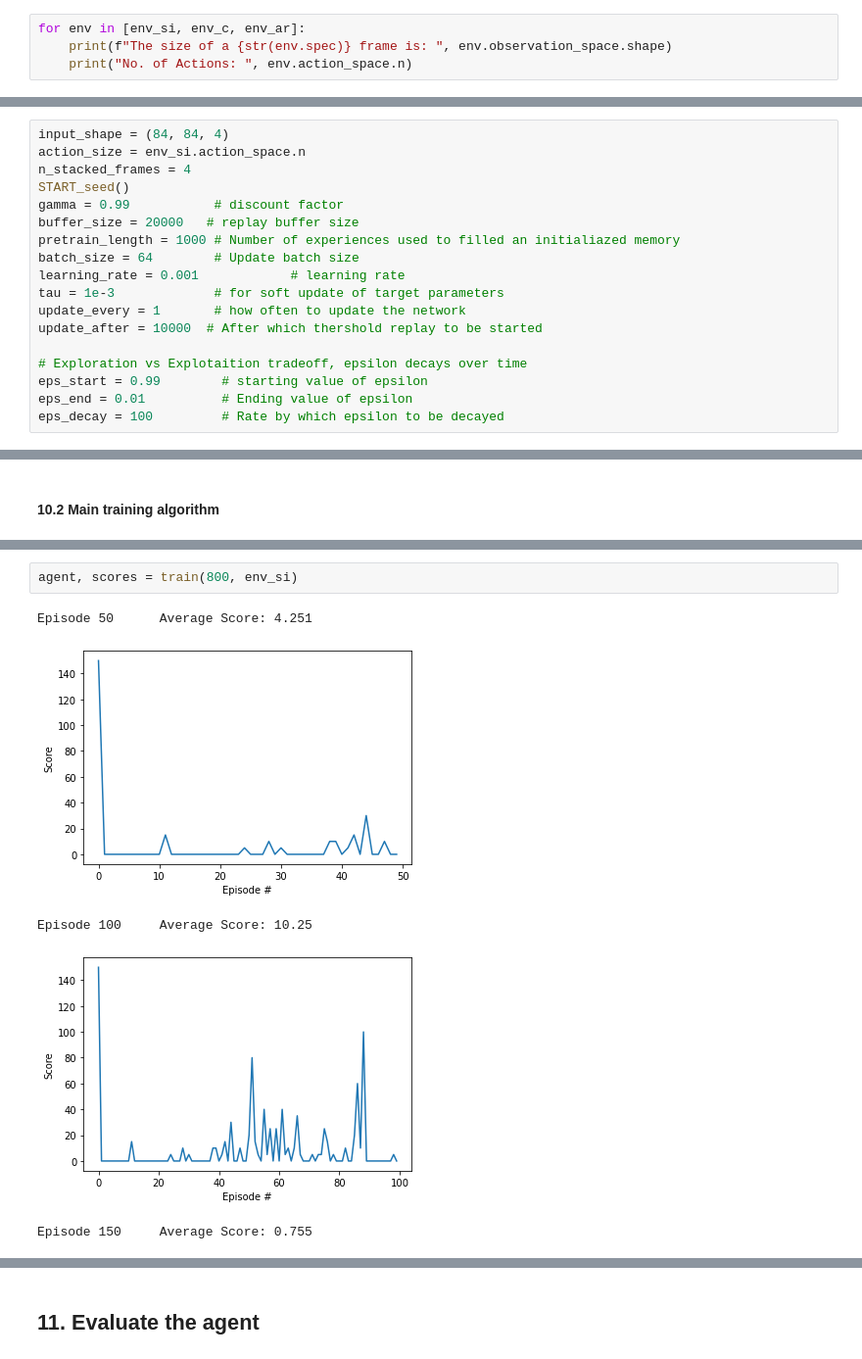
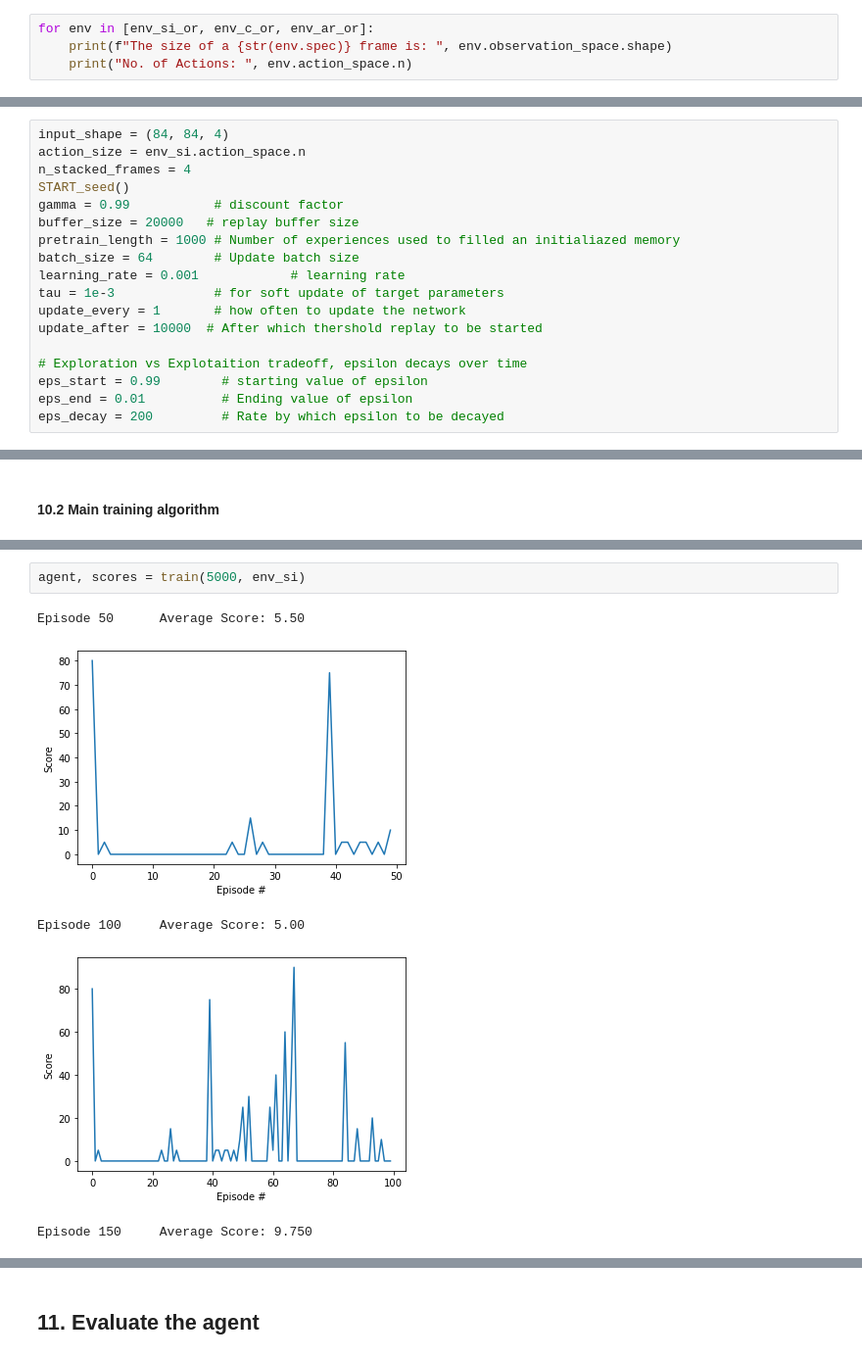
Before and after one commit to Mario-16180/AI701Project_MNM_RL, a Jupyter notebook: main.ipynb, the cells around one changed output, grey strips where cells are left out. Shown at 98% size. Cells and saved outputs as stored; diff of their text form.

Commit message:
Fixed Training Phase
Fixed the code in the training phase part. Saved the weights of a network of an agent that trained for 5000 episodes, with 256 initialized transitions, using SGD as optimizer.

```diff
--- a/main.ipynb
+++ b/main.ipynb
@@ -93,7 +93,7 @@ Your Score at end of game is:  500.0
 # %% [markdown]
 ## 5. Exploring the environments
 # %%
-for env in [env_si, env_c, env_ar]:
+for env in [env_si_or, env_c_or, env_ar_or]:
     print(f"The size of a {str(env.spec)} frame is: ", env.observation_space.shape)
     print("No. of Actions: ", env.action_space.n)
 # %% [output]
@@ -257,7 +244,7 @@ update_after = 10000  # After which thershold replay to be started
 # Exploration vs Explotaition tradeoff, epsilon decays over time
 eps_start = 0.99        # starting value of epsilon
 eps_end = 0.01          # Ending value of epsilon
-eps_decay = 100         # Rate by which epsilon to be decayed
+eps_decay = 200         # Rate by which epsilon to be decayed
 # %% [markdown]
 ## 8. Neural networks
 # %%
@@ -533,10 +598,10 @@ def train(n_episodes=1000, game=env_si):
             plt.show()
     return Q, scores
 # %%
-agent, scores = train(800, env_si)
+agent, scores = train(5000, env_si)
 # %% [output]
-Episode 50      Average Score: 4.251
+Episode 50      Average Score: 5.50
-[figure, old version]
+[figure, new version]
-Episode 100     Average Score: 10.25
+Episode 100     Average Score: 5.00
-[figure, old version]
+[figure, new version]
-Episode 150     Average Score: 0.755
+Episode 150     Average Score: 9.750
```
Also changed, not shown: parts of 21 cells of this notebook, 1 other file.
